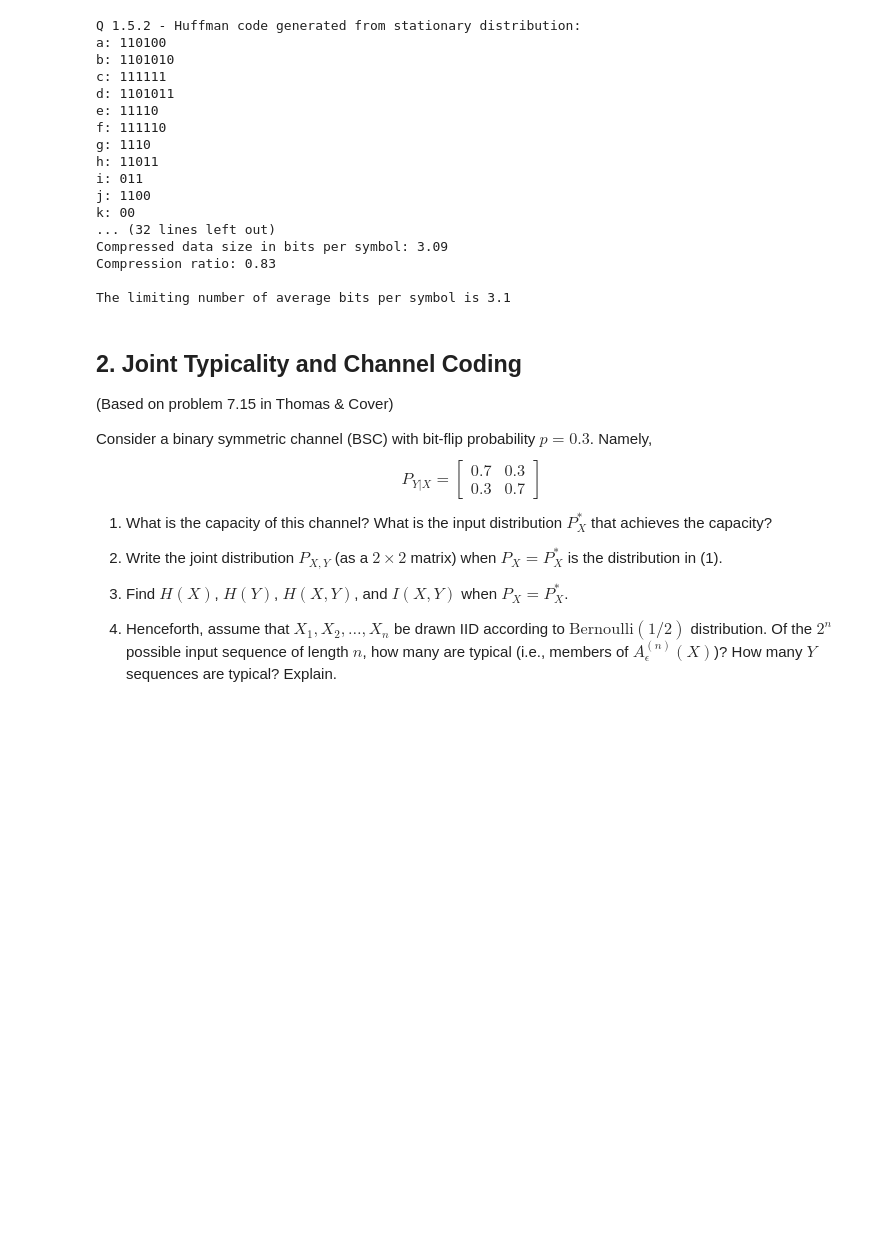
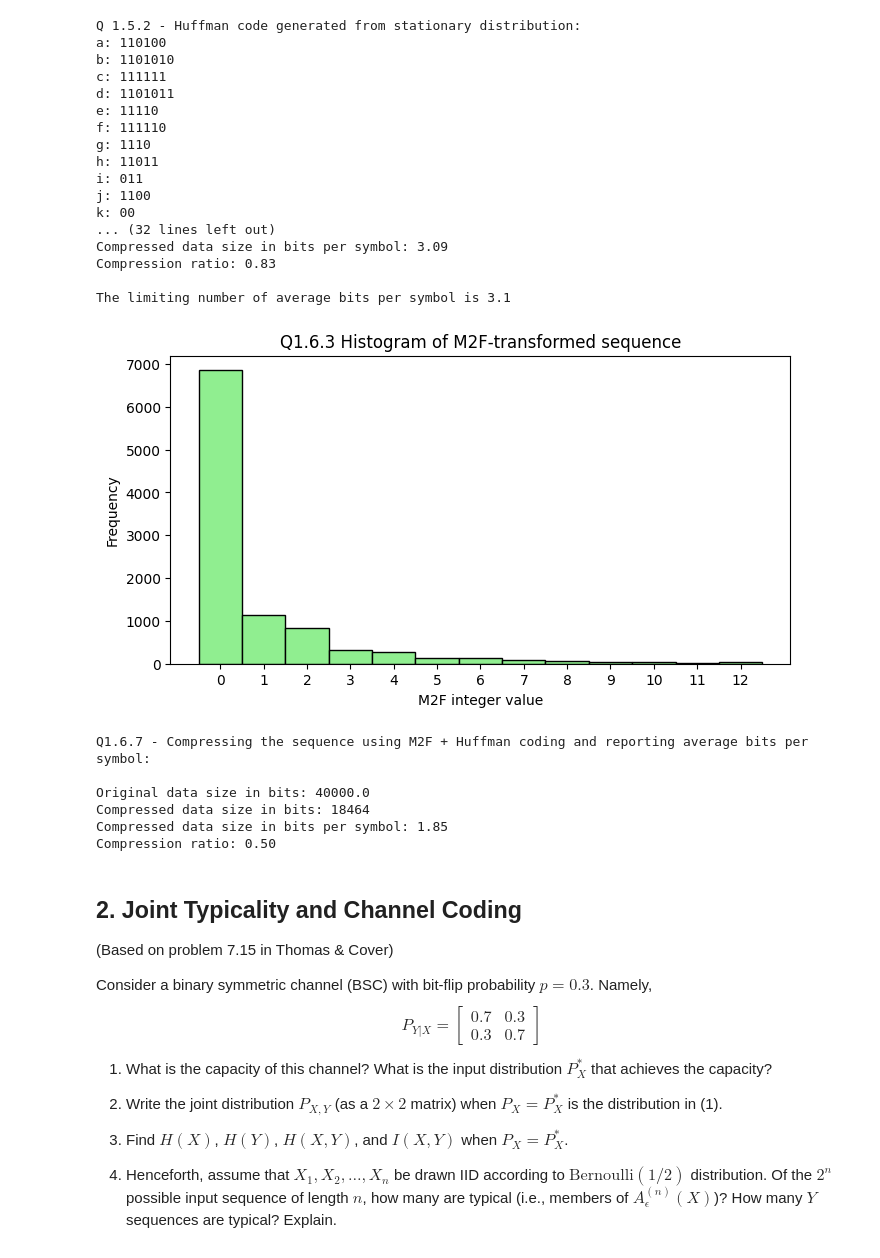
Before and after one commit to guyba7/HW5, a Jupyter notebook: hw5.ipynb, the cells around one changed output. Saved outputs shown, nothing was run; the diff lists cells and outputs as text; code cells hidden in the pictures; blank space fills up the shorter version.

```diff
--- a/hw5.ipynb
+++ b/hw5.ipynb
@@ -372,8 +448,13 @@ def compress_M2F_Huffman(data):
     encoded_data: a string of bits
     huffman_code: a dictionary mapping integerts to their Huffman codes or a Huffman tree
     """
-
-        # YOUR CODE HERE
+    # Convert letters to integers
+    data_int = letters_to_integers(data, Xcal)
+    # Apply move-to-front transform
+    m2f_seq = move_to_front_transform(data_int, max_int=len(Xcal))
+    # Encode with Huffman
+    encoded_data, huffman_code = Huffman_compressor([Xcal[i] for i in m2f_seq])
+    return encoded_data, huffman_code
 
 
 def decompress_M2F_Huffman(encoded_data, huffman_code):
@@ -388,8 +469,15 @@ def decompress_M2F_Huffman(encoded_data, huffman_code):
     Returns:
     decoded_data: a string from the alphabet Xcal
     """
-
-        # YOUR CODE HERE
+    # Decode Huffman
+    m2f_letters = Huffman_decompressor(encoded_data, huffman_code)
+    # Convert letters back to integers
+    m2f_seq = letters_to_integers(m2f_letters, Xcal)
+    # Apply inverse move-to-front
+    data_int = inverse_move_to_front_transform(m2f_seq, max_int=len(Xcal))
+    # Convert back to letters
+    decoded_data = "".join(integers_to_letters(data_int, Xcal))
+    return decoded_data
 # %%
 # Answer to q2:
 
@@ -611,3 +698,37 @@ The limiting number of average bits per symbol is 3.1
+# %%
+# --- Q1.6.3: Apply M2F transform to the sampled sequence and plot histogram ---
+
+# Convert letters to integers
+sequence_int = letters_to_integers(sequence_large, Xcal)
+
+# Apply Move-to-Front transform
+m2f_sequence = move_to_front_transform(sequence_int, max_int=len(Xcal))
+
+# Plot histogram of M2F sequence
+plt.figure(figsize=(8,4))
+plt.hist(m2f_sequence, bins=range(len(Xcal)+1), color='lightgreen', edgecolor='black', align='left')
+plt.xticks(range(len(Xcal)))
+plt.xlabel('M2F integer value')
+plt.ylabel('Frequency')
+plt.title('Q1.6.3 Histogram of M2F-transformed sequence')
+plt.show()
+
+
+
+# --- Q1.6.7: Compress the sample using M2F + Huffman and report average bits per symbol ---
+print("Q1.6.7 - Compressing the sequence using M2F + Huffman coding and reporting average bits per symbol:")
+print()
+
+# Use the provided check_compression function
+check_compression(sequence_large, compress_M2F_Huffman, decompress_M2F_Huffman)
+# %% [output]
+[figure, added]
+Q1.6.7 - Compressing the sequence using M2F + Huffman coding and reporting average bits per symbol:
+
+Original data size in bits: 40000.0
+Compressed data size in bits: 18464
+Compressed data size in bits per symbol: 1.85
+Compression ratio: 0.50
 # %% [markdown]
 ## 2. Joint Typicality and Channel Coding
 (Based on problem 7.15 in Thomas \& Cover)
```
Also changed, not shown: parts of 4 cells of this notebook.
